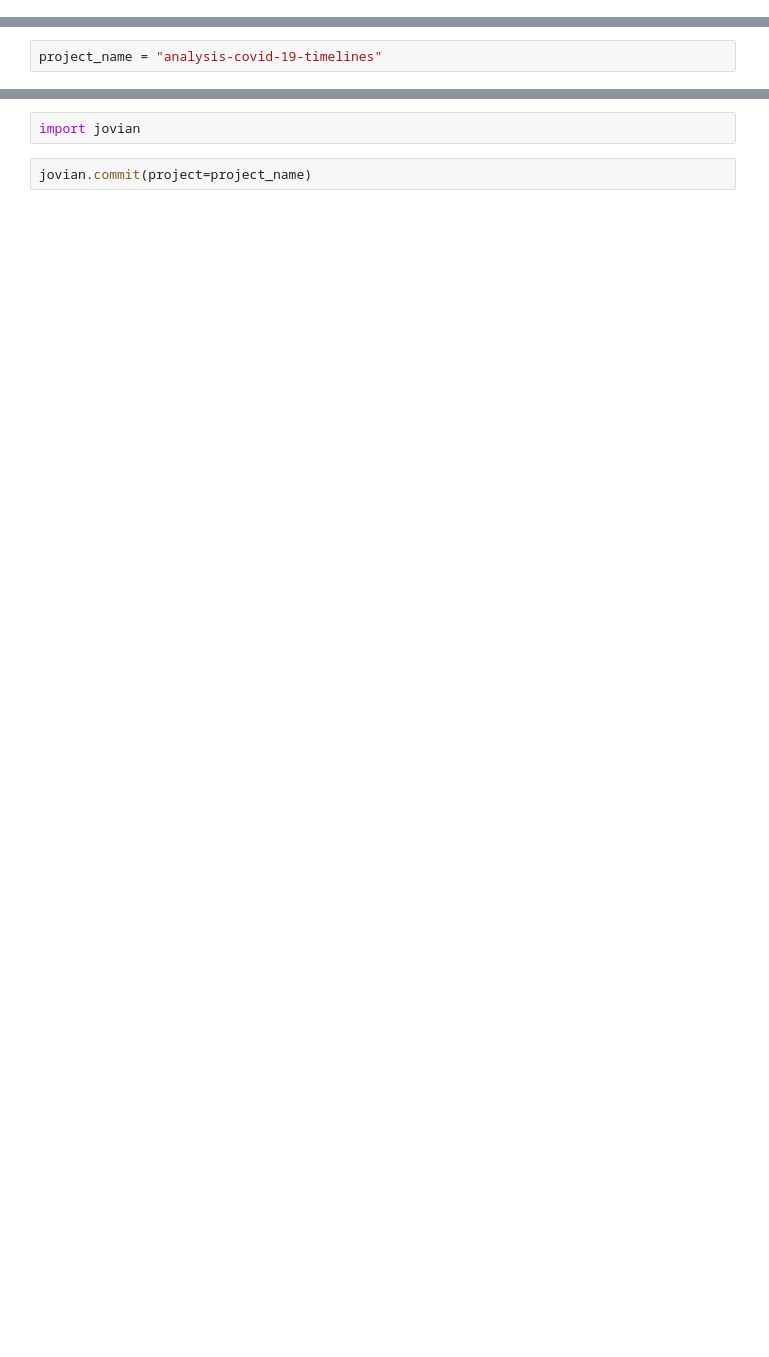
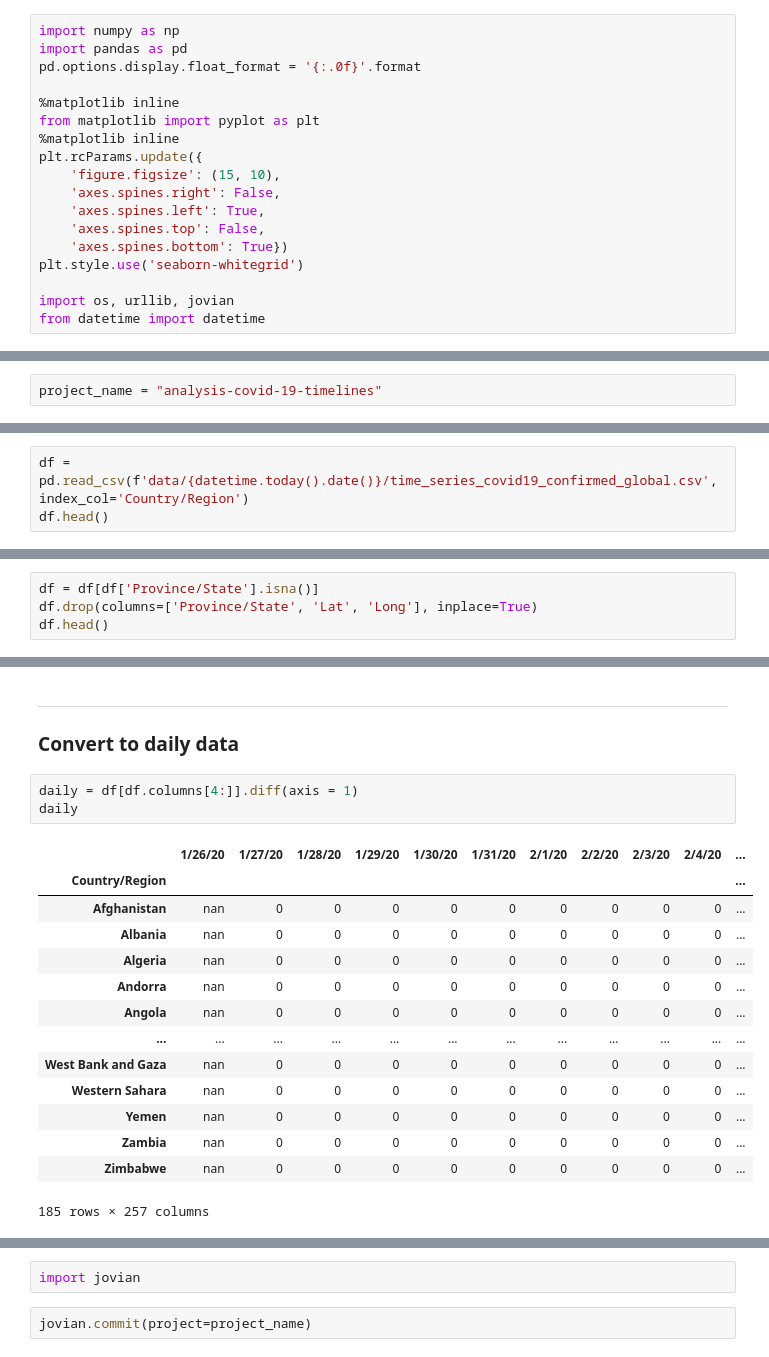
Before and after one commit to uwsd/Jovian-ML-Courses---My-Works, a Jupyter notebook: Final-zerotopandas-course-project.ipynb, the cells around one changed output, grey strips where cells are left out. Cells and saved outputs as stored; diff of their text form; blank space fills up the shorter version.

```diff
--- a/Final-zerotopandas-course-project.ipynb
+++ b/Final-zerotopandas-course-project.ipynb
@@ -118,0 +41,18 @@ With [Visual Dashboard (desktop)](https://www.arcgis.com/apps/opsdashboard/index
+# %%
+import numpy as np
+import pandas as pd
+pd.options.display.float_format = '{:.0f}'.format
+
+%matplotlib inline
+from matplotlib import pyplot as plt
+%matplotlib inline
+plt.rcParams.update({
+    'figure.figsize': (15, 10),
+    'axes.spines.right': False,
+    'axes.spines.left': True,
+    'axes.spines.top': False,
+    'axes.spines.bottom': True})
+plt.style.use('seaborn-whitegrid')
+
+import os, urllib, jovian
+from datetime import datetime
@@ -122,0 +96,3 @@ project_name = "analysis-covid-19-timelines"
+# %%
+df = pd.read_csv(f'data/{datetime.today().date()}/time_series_covid19_confirmed_global.csv', index_col='Country/Region')
+df.head()
@@ -122,0 +115,4 @@ project_name = "analysis-covid-19-timelines"
+# %%
+df = df[df['Province/State'].isna()]
+df.drop(columns=['Province/State', 'Lat', 'Long'], inplace=True)
+df.head()
@@ -122,0 +180,21 @@ project_name = "analysis-covid-19-timelines"
+# %% [markdown]
+---
+### Convert to daily data
+# %%
+daily = df[df.columns[4:]].diff(axis = 1)
+daily
+# %% [output]
+|  | 1/26/20 | 1/27/20 | 1/28/20 | 1/29/20 | 1/30/20 | 1/31/20 | 2/1/20 | 2/2/20 | 2/3/20 | 2/4/20 | ... |
+| Country/Region |  |  |  |  |  |  |  |  |  |  | ... |
+| Afghanistan | nan | 0 | 0 | 0 | 0 | 0 | 0 | 0 | 0 | 0 | ... |
+| Albania | nan | 0 | 0 | 0 | 0 | 0 | 0 | 0 | 0 | 0 | ... |
+| Algeria | nan | 0 | 0 | 0 | 0 | 0 | 0 | 0 | 0 | 0 | ... |
+| Andorra | nan | 0 | 0 | 0 | 0 | 0 | 0 | 0 | 0 | 0 | ... |
+| Angola | nan | 0 | 0 | 0 | 0 | 0 | 0 | 0 | 0 | 0 | ... |
+| ... | ... | ... | ... | ... | ... | ... | ... | ... | ... | ... | ... |
+| West Bank and Gaza | nan | 0 | 0 | 0 | 0 | 0 | 0 | 0 | 0 | 0 | ... |
+| Western Sahara | nan | 0 | 0 | 0 | 0 | 0 | 0 | 0 | 0 | 0 | ... |
+| Yemen | nan | 0 | 0 | 0 | 0 | 0 | 0 | 0 | 0 | 0 | ... |
+| Zambia | nan | 0 | 0 | 0 | 0 | 0 | 0 | 0 | 0 | 0 | ... |
+| Zimbabwe | nan | 0 | 0 | 0 | 0 | 0 | 0 | 0 | 0 | 0 | ... |
+185 rows × 257 columns
```
Also changed, not shown: parts of 60 cells of this notebook.
